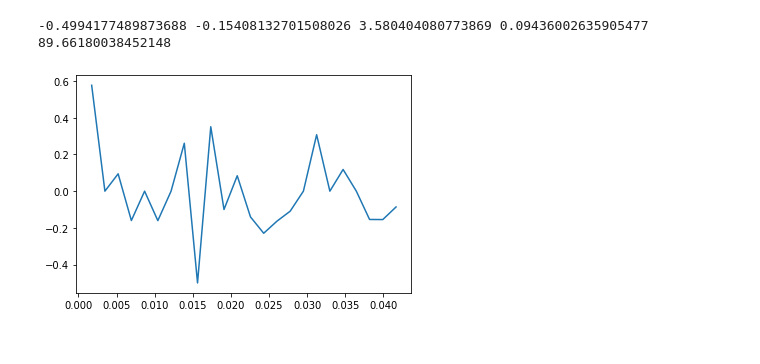
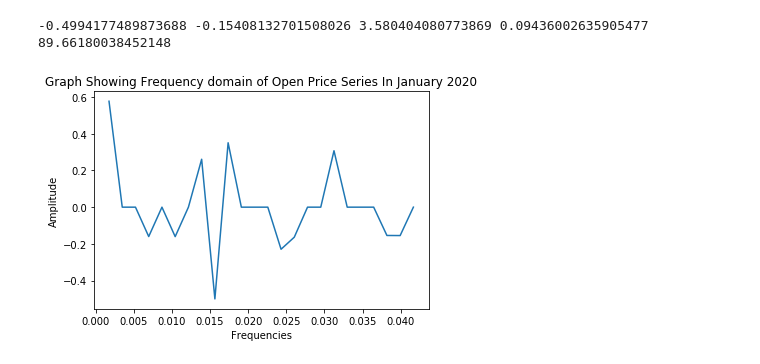
Before and after one commit to Peter-Paul/wallstreet-forecast, a Jupyter notebook: analytics/commodities/silver/silver_fts.ipynb, the cells around one changed output. Cells and saved outputs as stored; diff of their text form; code cells hidden in the pictures.

```diff
--- a/analytics/commodities/silver/silver_fts.ipynb
+++ b/analytics/commodities/silver/silver_fts.ipynb
@@ -99,20 +99,23 @@ print( y2.min(), np.quantile(y2, 0.25), y2.mean(), np.quantile(y2, 0.75), y2.max
 # %%
 ### We are now going to extract only relevant frequecies from the extraction (Frequencies with high amplitudes)
 highFs1 = []
 indexes = []
 count = 0
 for i in y2:
-    if np.abs(i) > np.quantile(y2, 0.7):
+    if np.abs(i) > np.quantile(y2, 0.8):
         highFs1.append(i)
         indexes.insert(count, np.where(y2 == i))
         count += 1
     else:
         highFs1.append(0)
 extracts3 = idct(highFs1, norm = "ortho")
 ax = plt.subplot(111)
+ax.set_xlabel('Frequencies')
+ax.set_ylabel('Amplitude')
+plt.title("Graph Showing Frequency domain of Open Price Series In January 2020")
 li = ax.plot(series2[ 1 : ], highFs1[ 1 : ] )
 # %% [output]
-[figure, old version]
+[figure, new version]
 # %%
 frequecies = li[0].get_data()[0]
 amplitudes = li[0].get_data()[1]
```
Also changed, not shown: parts of 13 cells of this notebook, 6 other files.
